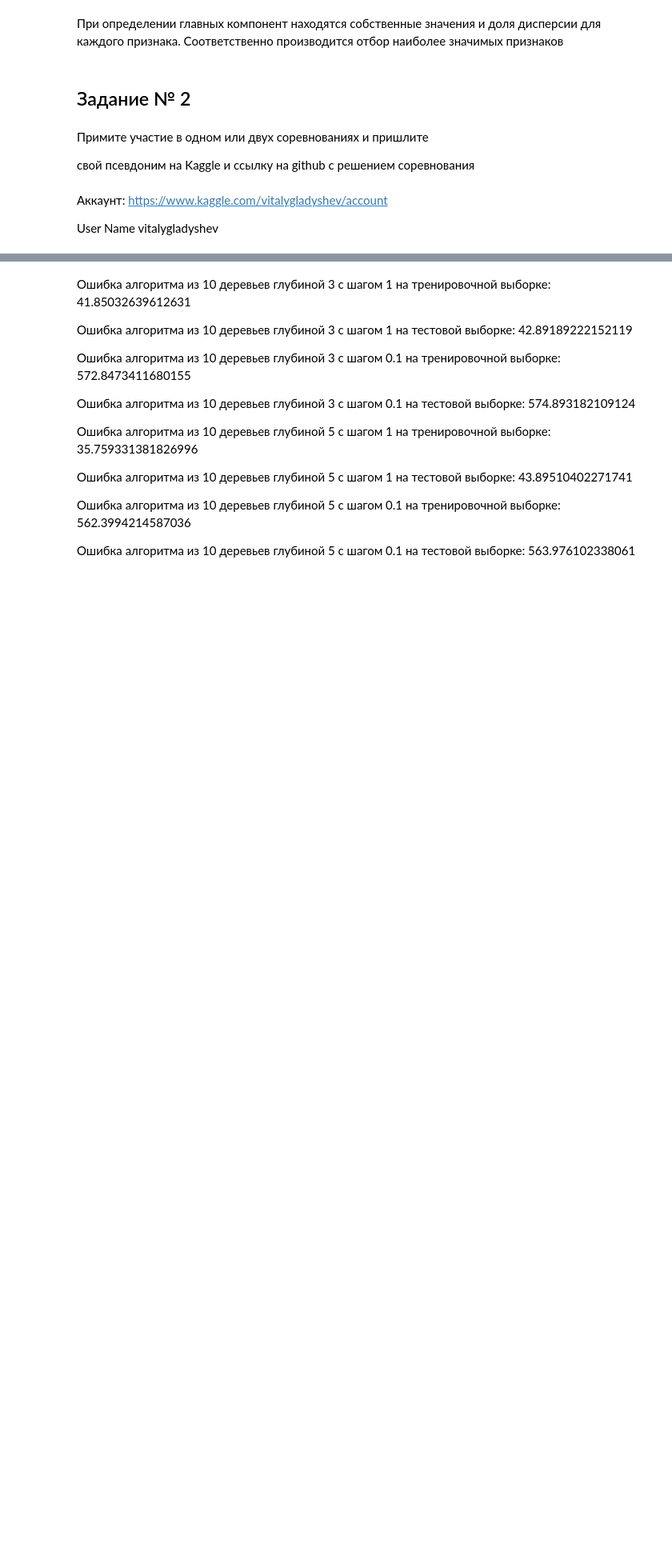
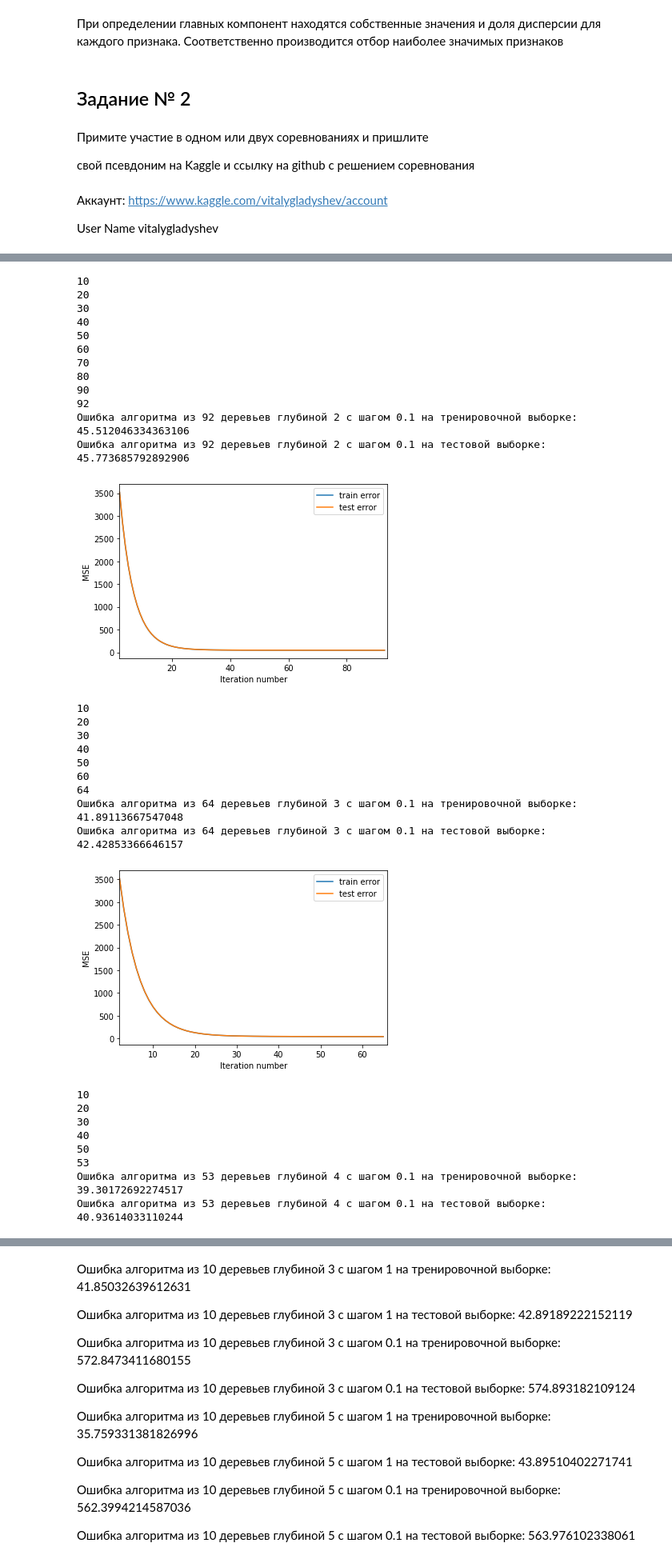
Before and after one commit to VitalyGladyshev/Data-Aanalysis-Algorithms, a Jupyter notebook: Гладышев ААД ДЗ 8.ipynb, the cells around one changed output, grey strips where cells are left out. Shown at 80% size. Saved outputs shown, nothing was run; the diff lists cells and outputs as text; code cells hidden in the pictures; blank space fills up the shorter version.

```diff
--- a/Гладышев ААД ДЗ 8.ipynb
+++ b/Гладышев ААД ДЗ 8.ipynb
@@ -324,0 +718,6 @@ tr_b, dp_b, et_b = grid_mtr(n_trees_l, max_depth_l, eta_l, X, y)
+# %%
+def mean_squared_error(y_real, prediction):
+    return (sum((y_real - prediction)**2)) / len(y_real)
+# %%
+def bias(y, z):
+    return (y - z)
@@ -324,0 +766,9 @@ tr_b, dp_b, et_b = grid_mtr(n_trees_l, max_depth_l, eta_l, X, y)
+# %%
+def get_error_plot(n_trees, train_err, test_err):
+    plt.xlabel('Iteration number')
+    plt.ylabel('MSE')
+    plt.xlim(2, n_trees+1)
+    plt.plot(list(range(2, n_trees+1)), train_err[1:], label='train error')
+    plt.plot(list(range(2, n_trees+1)), test_err[1:], label='test error')
+    plt.legend(loc='upper right')
+    plt.show()
@@ -324,0 +797,38 @@ tr_b, dp_b, et_b = grid_mtr(n_trees_l, max_depth_l, eta_l, X, y)
+# %%
+n_trees_l = [350]
+max_depth_l = [2, 3, 4, 5, 6]
+eta_l = [0.1]
+
+tr_b, dp_b, et_b = grid_mtr(n_trees_l, max_depth_l, eta_l, X_r, y_r)
+# %% [output]
+10
+20
+30
+40
+50
+60
+70
+80
+90
+92
+Ошибка алгоритма из 92 деревьев глубиной 2 с шагом 0.1 на тренировочной выборке: 45.512046334363106
+Ошибка алгоритма из 92 деревьев глубиной 2 с шагом 0.1 на тестовой выборке: 45.773685792892906
+[figure, added]
+10
+20
+30
+40
+50
+60
+64
+Ошибка алгоритма из 64 деревьев глубиной 3 с шагом 0.1 на тренировочной выборке: 41.89113667547048
+Ошибка алгоритма из 64 деревьев глубиной 3 с шагом 0.1 на тестовой выборке: 42.42853366646157
+[figure, added]
+10
+20
+30
+40
+50
+53
+Ошибка алгоритма из 53 деревьев глубиной 4 с шагом 0.1 на тренировочной выборке: 39.30172692274517
+Ошибка алгоритма из 53 деревьев глубиной 4 с шагом 0.1 на тестовой выборке: 40.93614033110244
```
Also changed, not shown: parts of 58 cells of this notebook.
